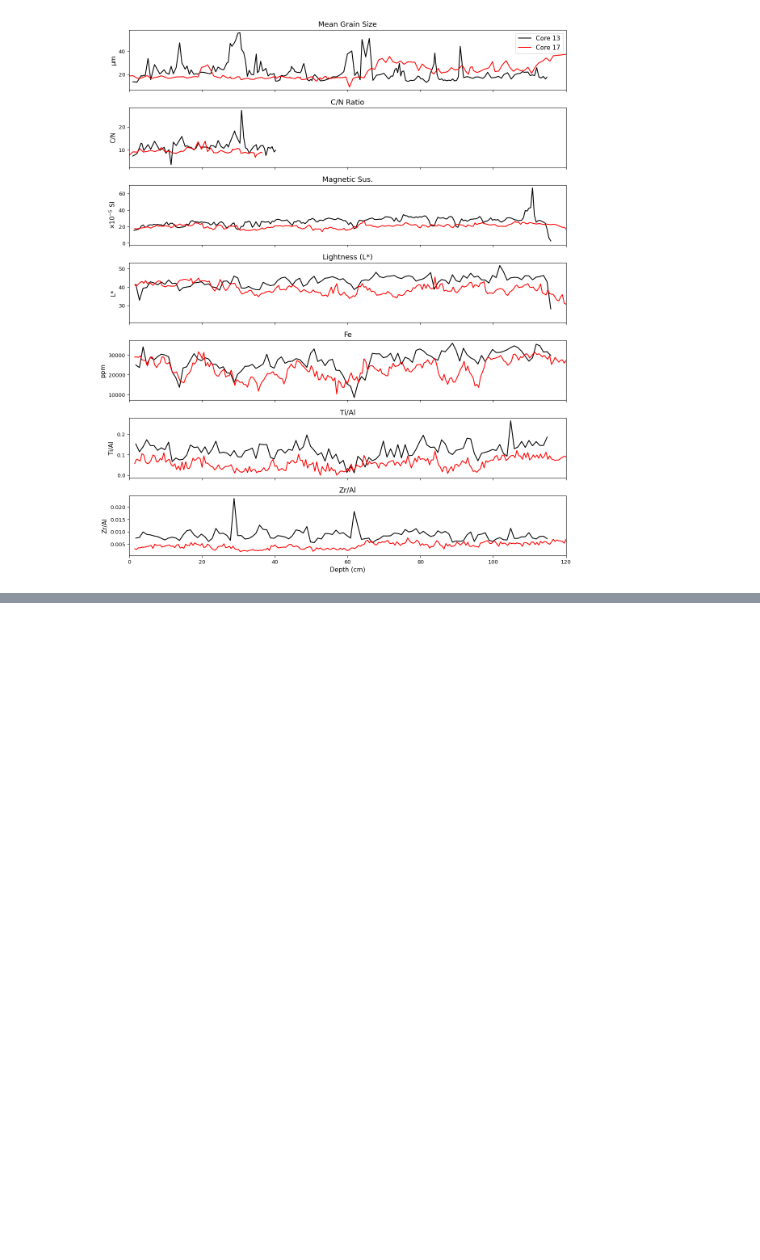
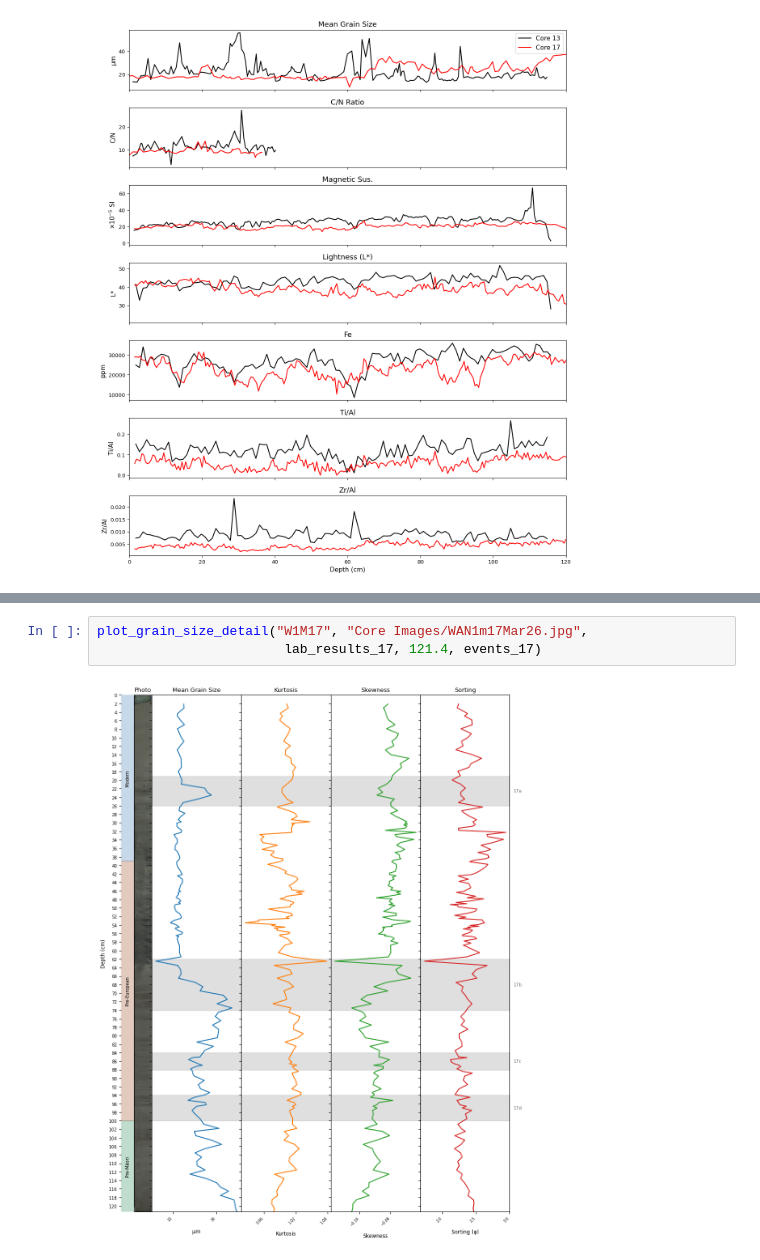
Before and after one commit to nichmol11/Core-Analysis, a Jupyter notebook: ploting.ipynb, the cells around one changed output, grey strips where cells are left out. Cells and saved outputs as stored; diff of their text form; blank space fills up the shorter version.

Commit message:
added grain size stats plots

```diff
--- a/ploting.ipynb
+++ b/ploting.ipynb
@@ -598,0 +774,5 @@ plot_core_comparison(
+# %%
+plot_grain_size_detail("W1M17", "Core Images/WAN1m17Mar26.jpg",
+                        lab_results_17, 121.4, events_17)
+# %% [output]
+[figure, added]
```
Also changed, not shown: parts of 3 cells of this notebook, 2 other files.
